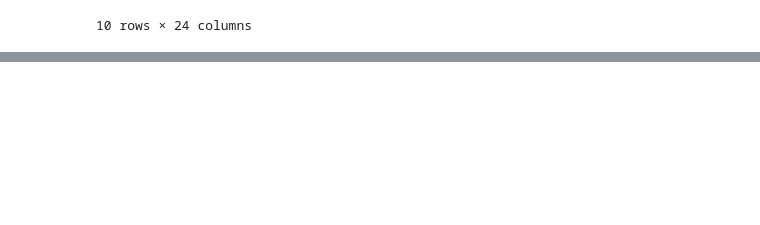
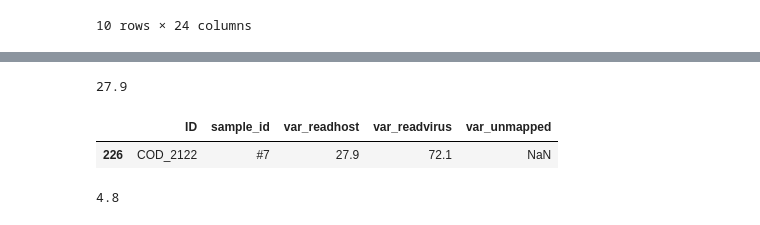
Before and after one commit to BU-ISCIII/relecov_qc_exercise, a Jupyter notebook: notebooks/QC_parser.ipynb, the cells around one changed output, grey strips where cells are left out. Cells and saved outputs as stored; diff of their text form; code cells hidden in the pictures; blank space fills up the shorter version.

```diff
--- a/notebooks/QC_parser.ipynb
+++ b/notebooks/QC_parser.ipynb
@@ -52,0 +202,6 @@ pd.read_excel('CONTROL CALIDAD-HERA COD_2129.xlsx',sheet_name="5. Datos  Bioinfo
+# %%
+data = [df["ID"],df["Sample ID"], df["var_readhost"],df["var_readsvirus"],df["var_unmapped"]]
+
+headers = ["ID","sample_id","var_readhost","var_readvirus","var_unmapped"]
+
+df2 = pd.concat(data, axis=1, keys=headers)
@@ -52,0 +223,13 @@ pd.read_excel('CONTROL CALIDAD-HERA COD_2129.xlsx',sheet_name="5. Datos  Bioinfo
+# %%
+df2['var_readhost'].max()
+# %% [output]
+27.9
+# %%
+pd.set_option('display.max_rows', None)
+# %%
+select_color = df2.loc[df2['var_readhost'] == 27.9]
+# %%
+select_color
+# %% [output]
+|  | ID | sample_id | var_readhost | var_readvirus | var_unmapped |
+| 226 | COD_2122 | #7 | 27.9 | 72.1 | NaN |
@@ -52,0 +238,4 @@ pd.read_excel('CONTROL CALIDAD-HERA COD_2129.xlsx',sheet_name="5. Datos  Bioinfo
+# %%
+df2['var_readhost'].max()
+# %% [output]
+4.8
```
Also changed, not shown: parts of 23 cells of this notebook, 16 other files.
